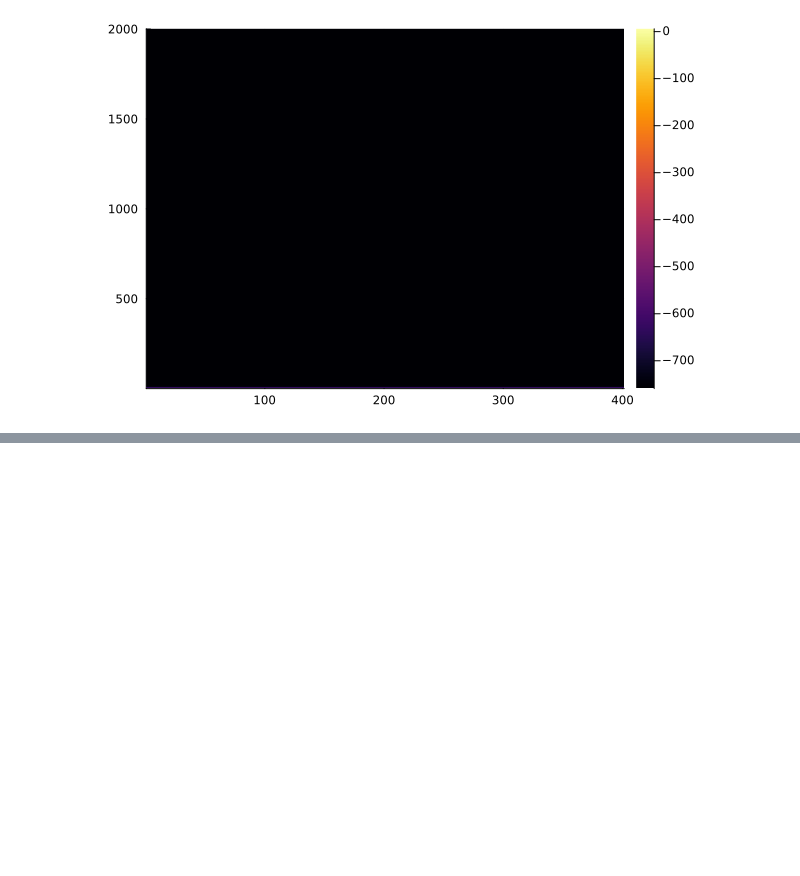
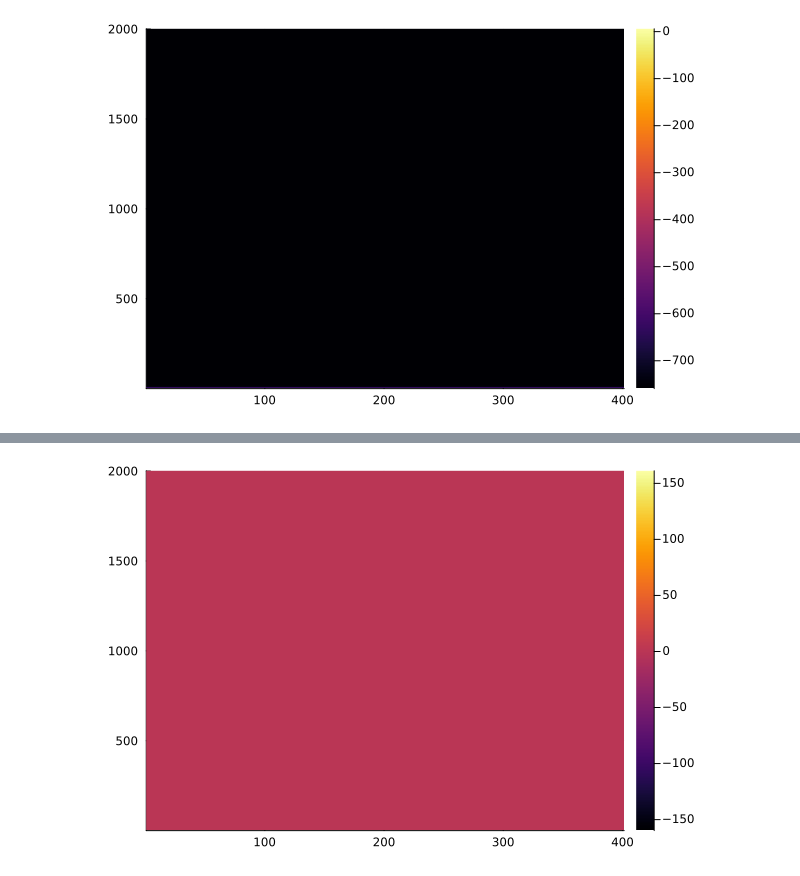
Before and after one commit to VaryaStrizhneva/Neurodynamics-Project, a Jupyter notebook: MainCode.ipynb, the cells around one changed output, grey strips where cells are left out. Saved outputs shown, nothing was run; the diff lists cells and outputs as text; code cells hidden in the pictures; blank space fills up the shorter version.

```diff
--- a/MainCode.ipynb
+++ b/MainCode.ipynb
@@ -255,0 +286,4 @@ display(V)
+# %%
+heatmap(V)
+# %% [output]
+[figure, added]
```
Also changed, not shown: parts of 3 cells of this notebook.
